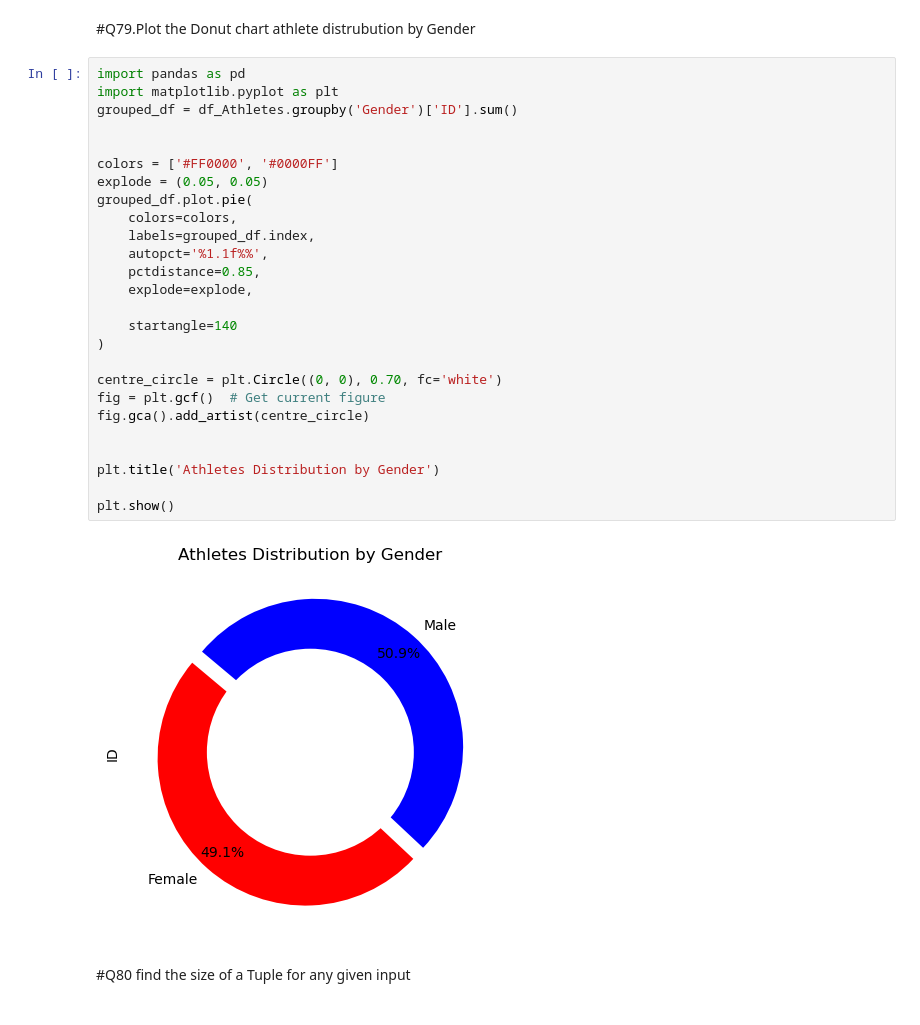
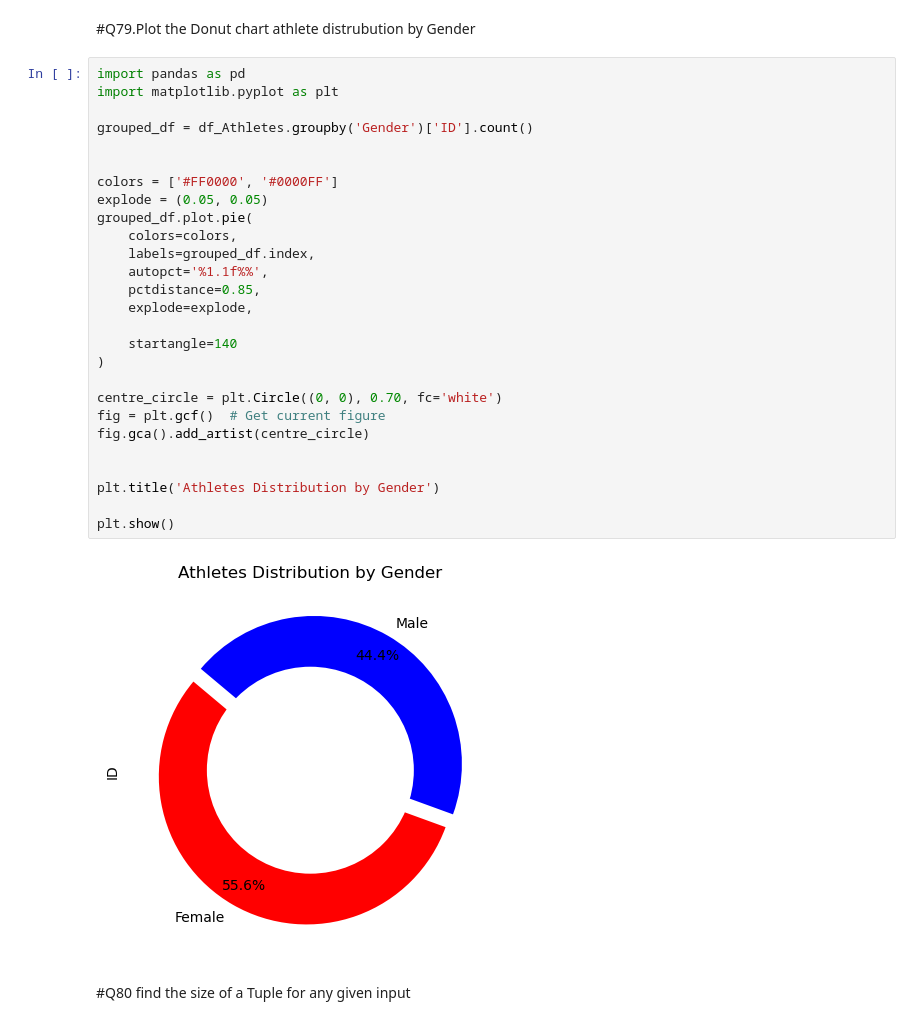
Before and after one commit to anuvarsha2642/3_Code_Rangers_PythonHackathon_Aug24, a Jupyter notebook: 3_CodeRangers_PythonHackathon_Aug24.ipynb, the cells around one changed output. Cells and saved outputs as stored; diff of their text form.

```diff
--- a/3_CodeRangers_PythonHackathon_Aug24.ipynb
+++ b/3_CodeRangers_PythonHackathon_Aug24.ipynb
@@ -1387,31 +1353,32 @@ time_min
 # %%
 import pandas as pd
 import matplotlib.pyplot as plt
-grouped_df = df_Athletes.groupby('Gender')['ID'].sum()
+
+grouped_df = df_Athletes.groupby('Gender')['ID'].count()
 
 
 colors = ['#FF0000', '#0000FF']
 explode = (0.05, 0.05)
 grouped_df.plot.pie(
     colors=colors,
     labels=grouped_df.index,
     autopct='%1.1f%%',
     pctdistance=0.85,
     explode=explode,
 
     startangle=140
 )
 
 centre_circle = plt.Circle((0, 0), 0.70, fc='white')
 fig = plt.gcf()  # Get current figure
 fig.gca().add_artist(centre_circle)
 
 
 plt.title('Athletes Distribution by Gender')
 
 plt.show()
 # %% [output]
-[figure, old version]
+[figure, new version]
 # %% [markdown]
 #Q80 find the size of a Tuple for any given input
 # %%
```
Also changed, not shown: parts of 9 cells of this notebook, 1 other file.
